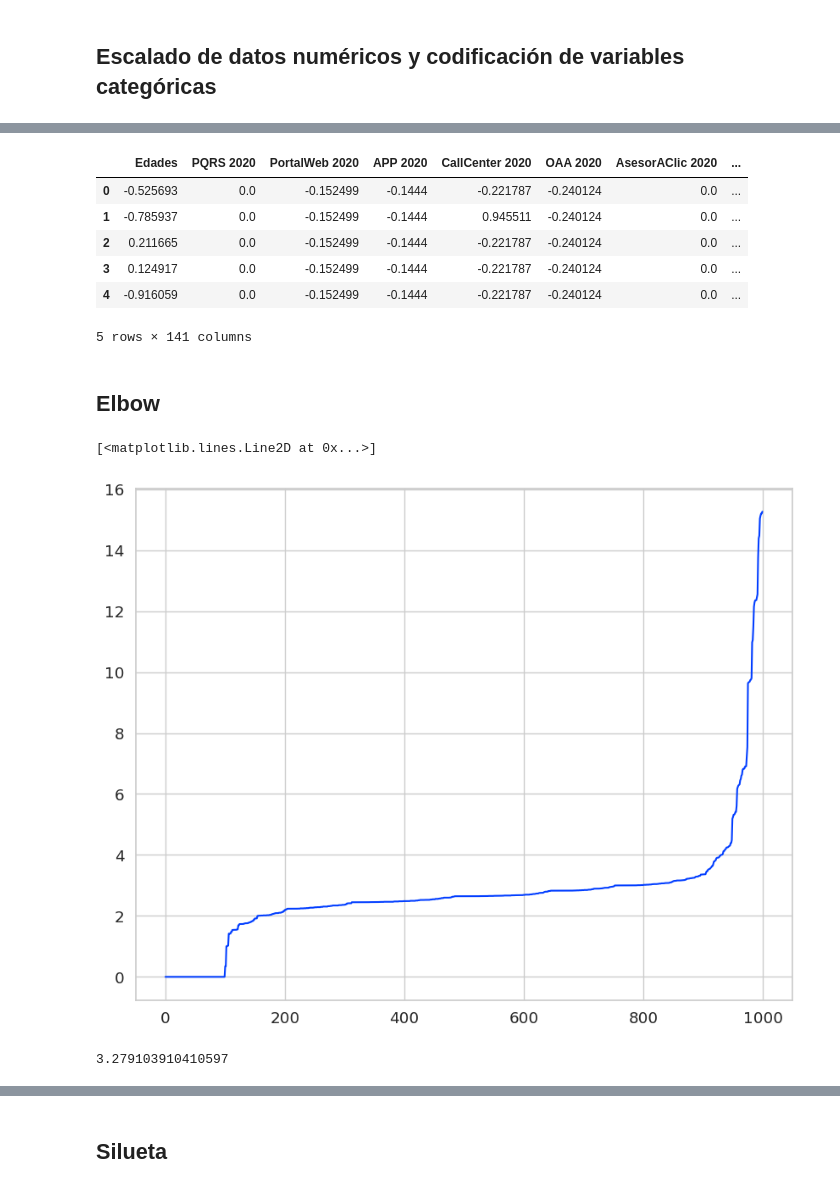
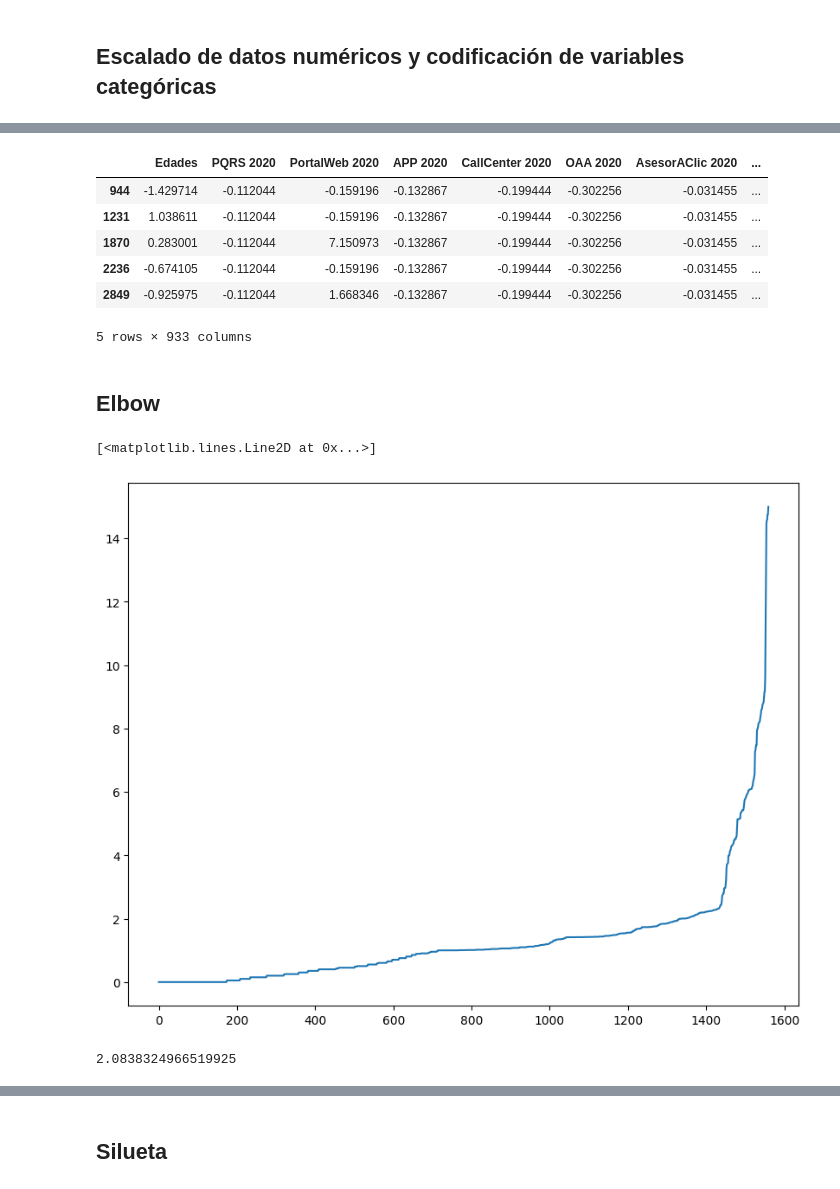
Before and after one commit to cdgonzalezr1/proyecto_aprendizaje_no_supervisado, a Jupyter notebook: proyecto_arquetipos.ipynb, the cells around one changed output, grey strips where cells are left out. Cells and saved outputs as stored; diff of their text form; code cells hidden in the pictures.

```diff
--- a/proyecto_arquetipos.ipynb
+++ b/proyecto_arquetipos.ipynb
@@ -198,0 +188,9 @@ df_adhoc.head()
+# %%
+# df_adhoc = df.sample(n=1000, random_state=42)
+# df_adhoc = df_adhoc.reset_index(drop=True)
+# df_adhoc.head()
+
+df_adhoc, df_test = train_test_split(df, test_size=0.9, random_state=42, stratify=df[['Genero', 'TipoAfiliado', 'Regionales', 'REGIMEN']])
+df_adhoc = df_adhoc.dropna()
+df_adhoc = df_adhoc.reset_index(drop=True)
+df_adhoc.shape
@@ -232,14 +232,15 @@ df_categorical.head()
 # %%
 df_new = pd.concat([df_numerical_scaled, df_categorical], axis=1)
+df_new = df_new.dropna()
 df_new.head()
 # %% [output]
 |  | Edades | PQRS 2020 | PortalWeb 2020 | APP 2020 | CallCenter 2020 | OAA 2020 | AsesorAClic 2020 | ... |
-| 0 | -0.525693 | 0.0 | -0.152499 | -0.1444 | -0.221787 | -0.240124 | 0.0 | ... |
-| 1 | -0.785937 | 0.0 | -0.152499 | -0.1444 | 0.945511 | -0.240124 | 0.0 | ... |
-| 2 | 0.211665 | 0.0 | -0.152499 | -0.1444 | -0.221787 | -0.240124 | 0.0 | ... |
-| 3 | 0.124917 | 0.0 | -0.152499 | -0.1444 | -0.221787 | -0.240124 | 0.0 | ... |
-| 4 | -0.916059 | 0.0 | -0.152499 | -0.1444 | -0.221787 | -0.240124 | 0.0 | ... |
+| 944 | -1.429714 | -0.112044 | -0.159196 | -0.132867 | -0.199444 | -0.302256 | -0.031455 | ... |
+| 1231 | 1.038611 | -0.112044 | -0.159196 | -0.132867 | -0.199444 | -0.302256 | -0.031455 | ... |
+| 1870 | 0.283001 | -0.112044 | 7.150973 | -0.132867 | -0.199444 | -0.302256 | -0.031455 | ... |
+| 2236 | -0.674105 | -0.112044 | -0.159196 | -0.132867 | -0.199444 | -0.302256 | -0.031455 | ... |
+| 2849 | -0.925975 | -0.112044 | 1.668346 | -0.132867 | -0.199444 | -0.302256 | -0.031455 | ... |
-5 rows × 141 columns
+5 rows × 933 columns
 # %% [markdown]
 ## Elbow
 # %%
@@ -251,10 +252,10 @@ fig=plt.figure(figsize=(10,8), dpi= 100, facecolor='w', edgecolor='k')
 plt.plot(distancias)
 # %% [output]
 [<matplotlib.lines.Line2D at 0x...>]
-[figure, old version]
+[figure, new version]
 # %%
 i = np.arange(len(distancias))
 knee = KneeLocator(i, distancias, S=1, curve='convex', direction='increasing', interp_method='polynomial')
 print(distancias[knee.knee])
 # %% [output]
-3.279103910410597
+2.0838324966519925
```
Also changed, not shown: parts of 28 cells of this notebook.
